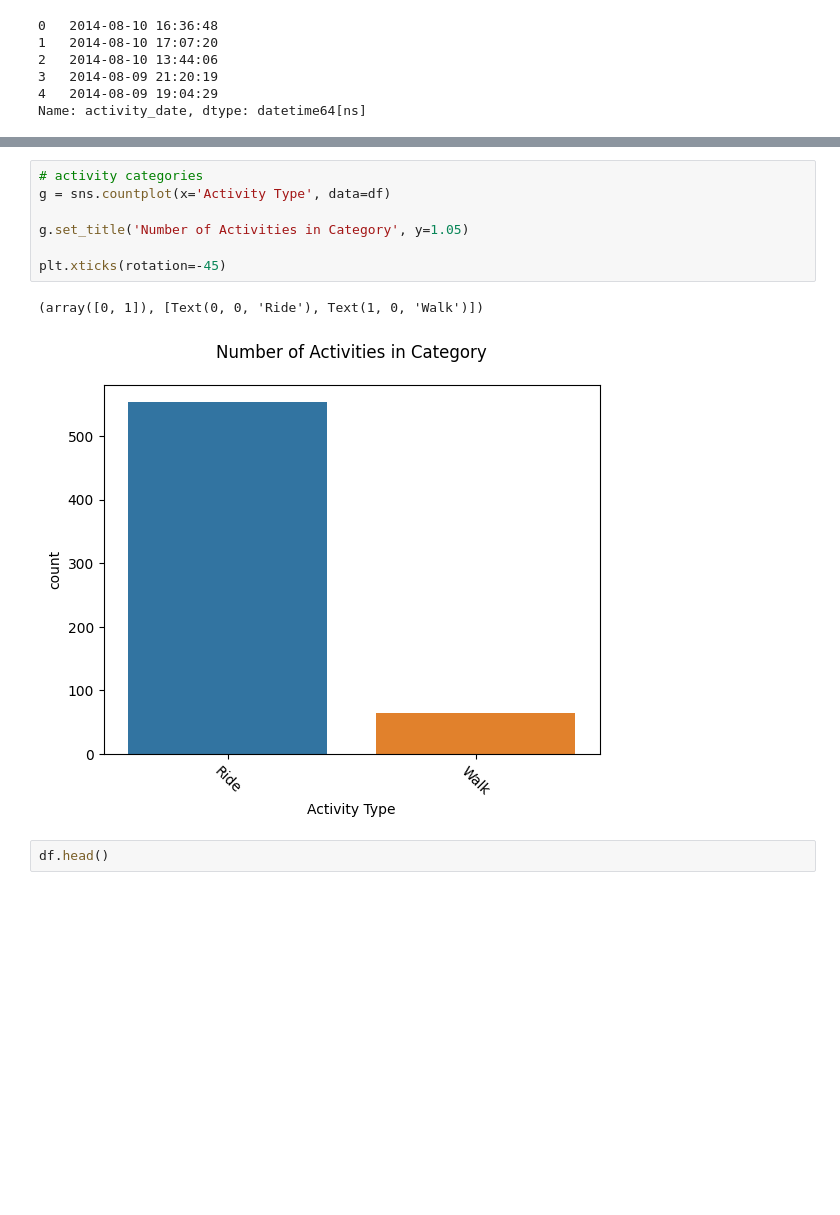
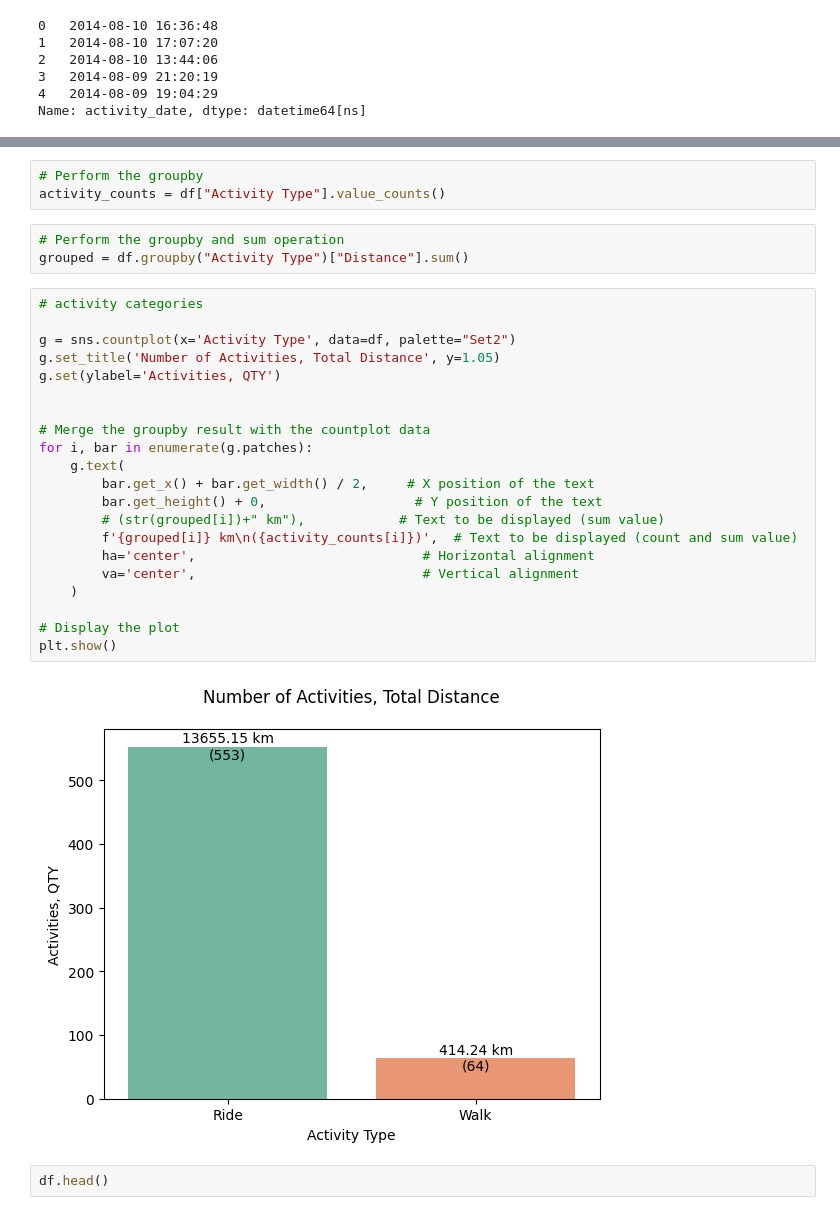
Before and after one commit to gyteniz/Strava_analize, a Jupyter notebook: strava_act.ipynb, the cells around one changed output, grey strips where cells are left out. Saved outputs shown, nothing was run; the diff lists cells and outputs as text; blank space fills up the shorter version.

```diff
--- a/strava_act.ipynb
+++ b/strava_act.ipynb
@@ -162,13 +181,32 @@ df.head()
+# %%
+# Perform the groupby
+activity_counts = df["Activity Type"].value_counts()
+# %%
+# Perform the groupby and sum operation
+grouped = df.groupby("Activity Type")["Distance"].sum()
 # %%
 # activity categories
-g = sns.countplot(x='Activity Type', data=df)
 
-g.set_title('Number of Activities in Category', y=1.05)
+g = sns.countplot(x='Activity Type', data=df, palette="Set2")
+g.set_title('Number of Activities, Total Distance', y=1.05)
+g.set(ylabel='Activities, QTY')
 
-plt.xticks(rotation=-45)
+
+# Merge the groupby result with the countplot data
+for i, bar in enumerate(g.patches):
+    g.text(
+        bar.get_x() + bar.get_width() / 2,     # X position of the text
+        bar.get_height() + 0,                   # Y position of the text
+        # (str(grouped[i])+" km"),            # Text to be displayed (sum value)
+        f'{grouped[i]} km\n({activity_counts[i]})',  # Text to be displayed (count and sum value)
+        ha='center',                             # Horizontal alignment
+        va='center',                             # Vertical alignment
+    )
+
+# Display the plot
+plt.show()
 # %% [output]
-(array([0, 1]), [Text(0, 0, 'Ride'), Text(1, 0, 'Walk')])
-[figure, old version]
+[figure, new version]
 # %%
 df.head()
 # %% [output]
```
Also changed, not shown: parts of 11 cells of this notebook.
